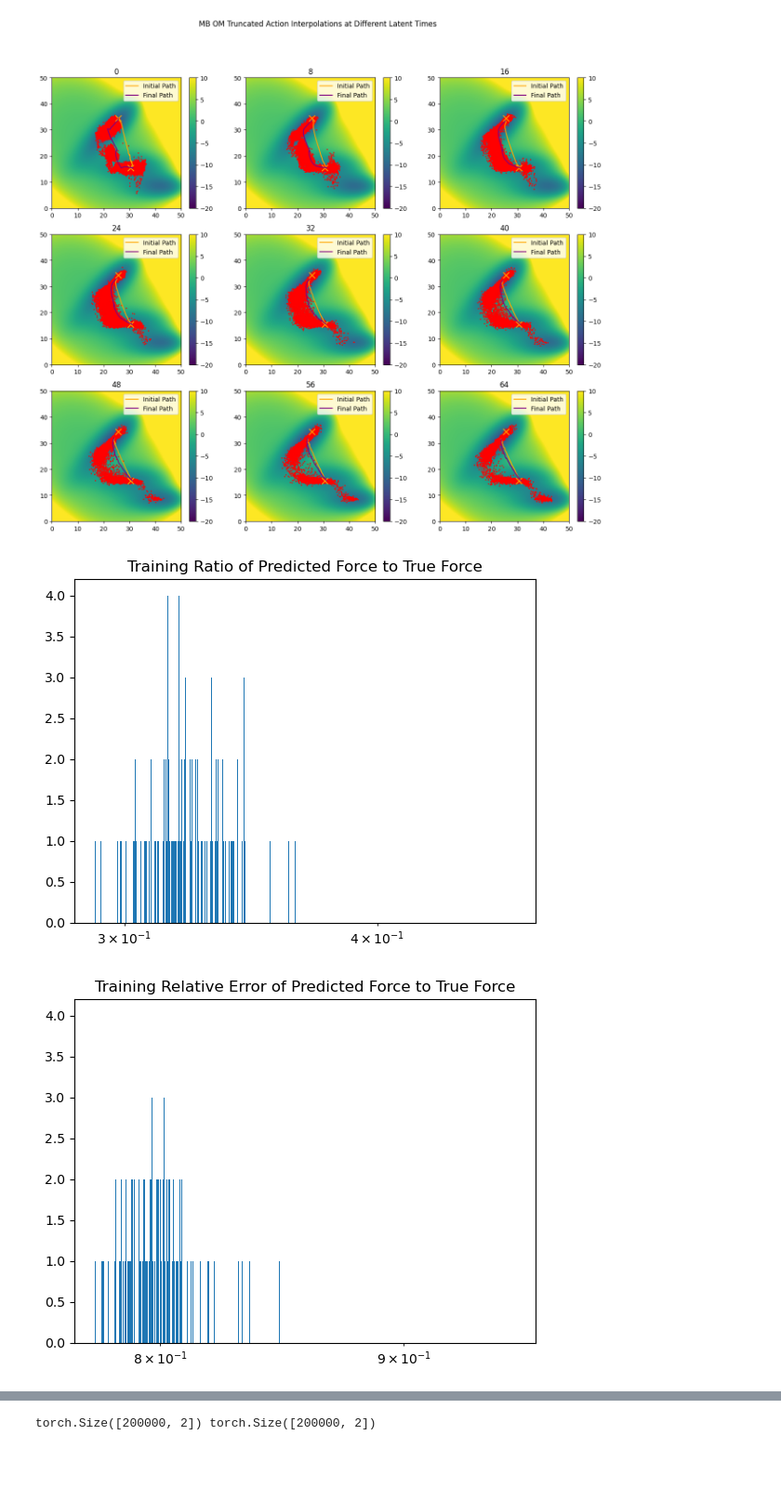
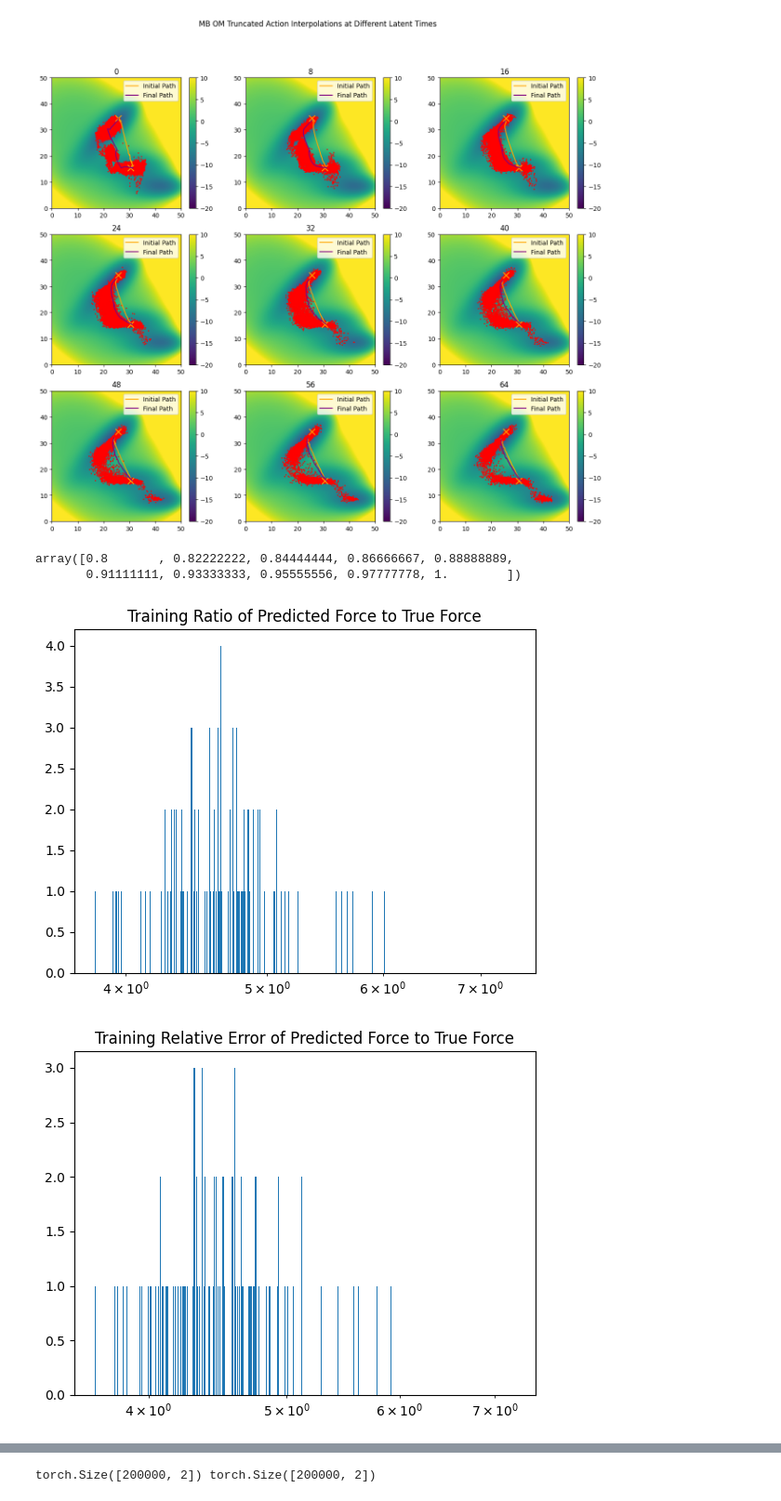
Before and after one commit to michael-psenka/OM-TPS, a Jupyter notebook: train_flowmatch_mb.ipynb, the cells around one changed output, grey strips where cells are left out. Shown at 93% size. Saved outputs shown, nothing was run; the diff lists cells and outputs as text; code cells hidden in the pictures; blank space fills up the shorter version.

```diff
--- a/train_flowmatch_mb.ipynb
+++ b/train_flowmatch_mb.ipynb
@@ -793,0 +798,28 @@ plot_flow_vector_field(
+# %%
+test_dataloader = torch.utils.data.DataLoader(test_dataset, batch_size = 1000, shuffle = False)
+
+# Unconditional samples from the model
+device = torch.device(torch.cuda.current_device())
+mlp = MLP(input_dim=2, time_dim=1, hidden_dim=config["mlp_hidden_dim"]).to(device)
+mlp.load_state_dict(torch.load("mb_flowmatching_model.pt"))
+model = MBFlowMatchingModel(mlp, num_steps = config["num_steps"], device = device).to(device).to(torch.float32)
+mean = torch.tensor(train_dataset.mean).to(device).to(torch.float32)
+std = torch.tensor(train_dataset.std).to(device).to(torch.float32)
+
+ts = np.linspace(0, 1, 50)
+cosine_sims = []
+for t in ts:
+    with torch.no_grad():
+        x, force = next(iter(test_dataloader))
+        # compute force using model
+        x = x.to("cuda")
+        x = (x - mean) / std
+        force_pred = model.force_func(x, torch.tensor([t], device="cuda"))
+        # inner prod btwn true and pref
+        mean_ip = F.cosine_similarity(force.to("cuda"), force_pred, dim=1).mean().item()
+        cosine_sims.append(mean_ip)
+
+plt.xlabel("Time")
+plt.ylabel("Cosine Similarity")
+plt.title("Expected cosine similarity over test data")
+plt.plot(ts, cosine_sims)
@@ -956,13 +991,19 @@ paths = get_numpy(paths.mean(dim = 2)) # average over paths
 save_multi_scatter_2d(samples, latent_times, title = "MB OM Truncated Action Interpolations at Different Latent Times", paths = paths)
 # %% [output]
 [figure]
+# %%
+np.linspace(0.8, 1, 10)
+# %% [output]
+array([0.8       , 0.82222222, 0.84444444, 0.86666667, 0.88888889,
+       0.91111111, 0.93333333, 0.95555556, 0.97777778, 1.        ])
 # %%
 # Evaluate how well the diffusion model matches the true forces
 
 # Loop over the training dataset
-mlp = MLP(3, 256, 2, device, act = F.gelu).to(device).to(torch.float32)
-mlp.load_state_dict(torch.load("/data/shared/models/om/mb_diffusion_model_gelu.pt"))
-model = MBDiffusionModel(mlp, num_steps = 256, device = device).to(device).to(torch.float32)
+device = torch.device(torch.cuda.current_device())
+mlp = MLP(input_dim=2, time_dim=1, hidden_dim=config["mlp_hidden_dim"]).to(device)
+mlp.load_state_dict(torch.load("mb_flowmatching_model.pt"))
+model = MBFlowMatchingModel(mlp, num_steps = config["num_steps"], device = device).to(device).to(torch.float32)
 test_dataloader = torch.utils.data.DataLoader(test_dataset, batch_size = 1000, shuffle = True)
 
 all_ratios = []
@@ -970,51 +1011,51 @@ all_errors = []
 all_cos_sims = []
 all_forces = []
 all_pred_forces = []
-for t_ in tqdm(range(0, 10)):
+for t_ in np.linspace(0.8, 1, 10):
     errors = []
     ratios = []
     cos_sims = []
     for i, (x, force) in enumerate(test_dataloader):
         x = x.to(device)
         force = force.to(device)
-        if t_ == 0:
+        if np.allclose(t_, 0.97777778):
             all_forces.append(force)
         x = (x - mean) / std
         t = t_ * torch.ones((x.shape[0], 1)).to(torch.long).to(device)
         pred_force = model.force_func(x, t)
-        if t_ == 0:
+        if np.allclose(t_, 0.97777778):
             all_pred_forces.append(pred_force)
         relative_error = torch.norm(pred_force - force, dim = 1) / torch.norm(force, dim = 1)
         ratio = torch.norm(pred_force, dim = 1) / torch.norm(force, dim = 1)
         cos_sim = F.cosine_similarity(pred_force, force, dim = 1)
         cos_sims.append(cos_sim.mean())
         errors.append(relative_error.mean())
         ratios.append(ratio.mean())
         # if i == 100:
         #     break
 
     all_errors.append(torch.stack(errors).mean().item())
     all_ratios.append(torch.stack(ratios).mean().item())
     all_cos_sims.append(torch.stack(cos_sims).mean().item())
 
 # plot histogram of ratios
 plt.hist(get_numpy(torch.stack(ratios)), bins = 1000)
 plt.title("Training Ratio of Predicted Force to True Force")
 # plt.xlim([0, 10])
 plt.xscale('log')
 plt.show()
 plt.close()
 
 # plot histogram of relative errors
 plt.hist(get_numpy(torch.stack(errors)), bins = 1000)
 plt.title("Training Relative Error of Predicted Force to True Force")
 # plt.xlim([0, 10])
 plt.xscale('log')
 plt.show()
 plt.close()
 # %% [output]
-[figure, old version]
+[figure, new version]
-[figure, old version]
+[figure, new version]
 # %%
 # plt.plot(all_ratios, label = "Ratios")
 # plt.plot(all_errors, label = "Relative Errors")
```
Also changed, not shown: parts of 10 cells of this notebook.
